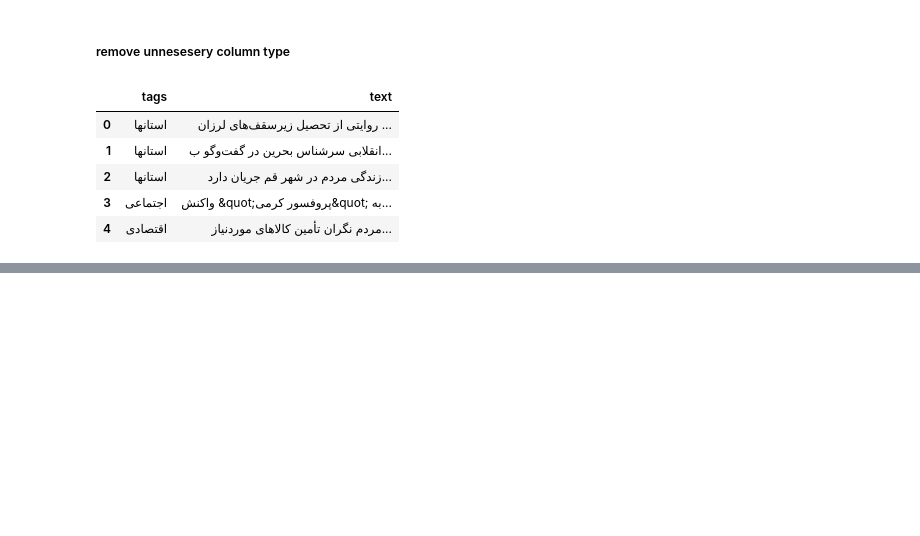
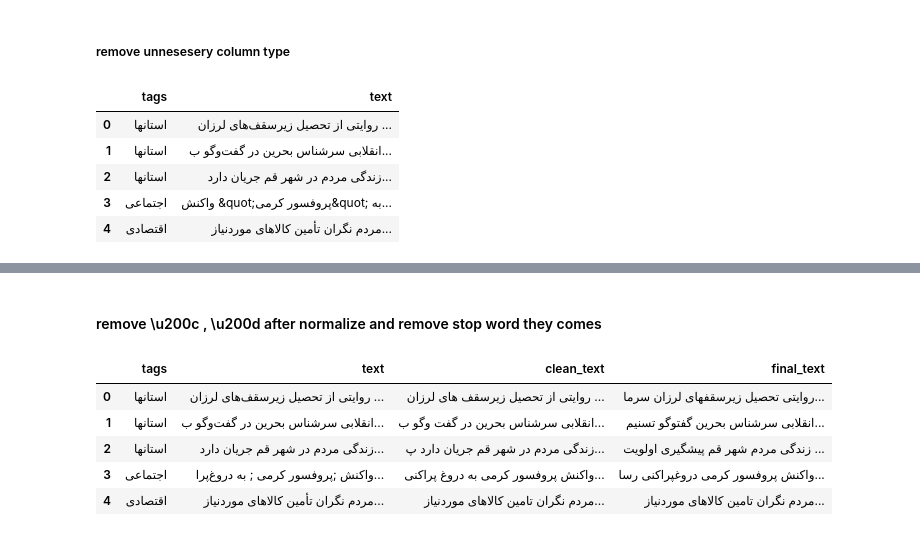
Before and after one commit to Mo-sharifi/news_classification, a Jupyter notebook: main.ipynb, the cells around one changed output, grey strips where cells are left out. Cells and saved outputs as stored; diff of their text form; code cells hidden in the pictures; blank space fills up the shorter version.

```diff
--- a/main.ipynb
+++ b/main.ipynb
@@ -156,0 +265,21 @@ df_train.head()
+# %% [markdown]
+#### remove \u200c , \u200d after normalize and remove stop word they comes
+# %%
+def clean_zwnj(text: str) -> str:
+    # حذف نیم‌فاصله‌ی یونیکد
+    text = text.replace("\u200c", "")
+    text = text.replace("\u200d", "")
+    # حذف رشته‌ی "zwnj" اگر به‌صورت متن مونده
+    text = text.replace("zwnj", "")
+    return text
+
+df_train.loc[:, "final_text"] = df_train["final_text"].map(clean_zwnj)
+# %%
+df_train.head()
+# %% [output]
+|  | tags | text | clean_text | final_text |
+| 0 | استانها | روایتی از تحصیل زیرسقف‌های لرزان ... | روایتی از تحصیل زیرسقف های لرزان ... | روایتی تحصیل زیرسقفهای لرزان سرما... |
+| 1 | استانها | انقلابی سرشناس بحرین در گفت‌وگو ب... | انقلابی سرشناس بحرین در گفت وگو ب... | انقلابی سرشناس بحرین گفتوگو تسنیم... |
+| 2 | استانها | ‌زندگی مردم در شهر قم ‌جریان دارد... | زندگی مردم در شهر قم جریان دارد پ... | زندگی مردم شهر قم پیشگیری اولویت ... |
+| 3 | اجتماعی | واکنش ;پروفسور کرمی ; به دروغ‌پرا... | واکنش پروفسور کرمی به دروغ پراکنی... | واکنش پروفسور کرمی دروغپراکنی رسا... |
+| 4 | اقتصادی | مردم نگران تأمین کالاهای موردنیاز... | مردم نگران تامین کالاهای موردنیاز... | مردم نگران تامین کالاهای موردنیاز... |
```
Also changed, not shown: parts of 15 cells of this notebook.
